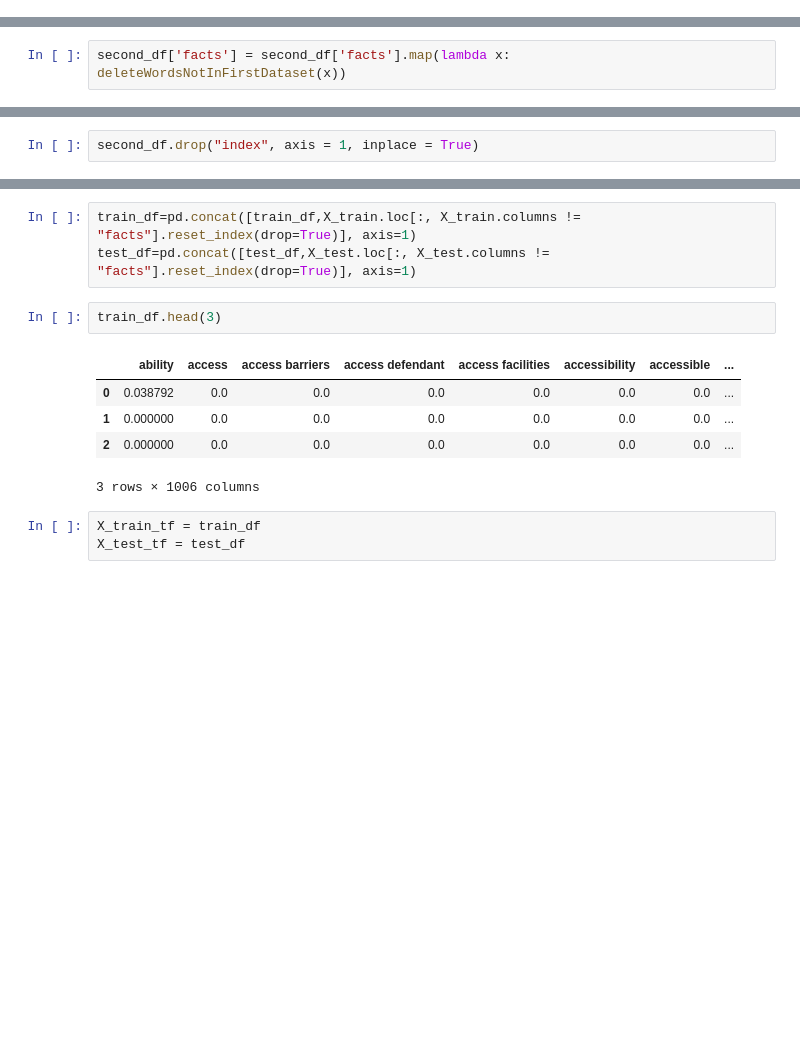
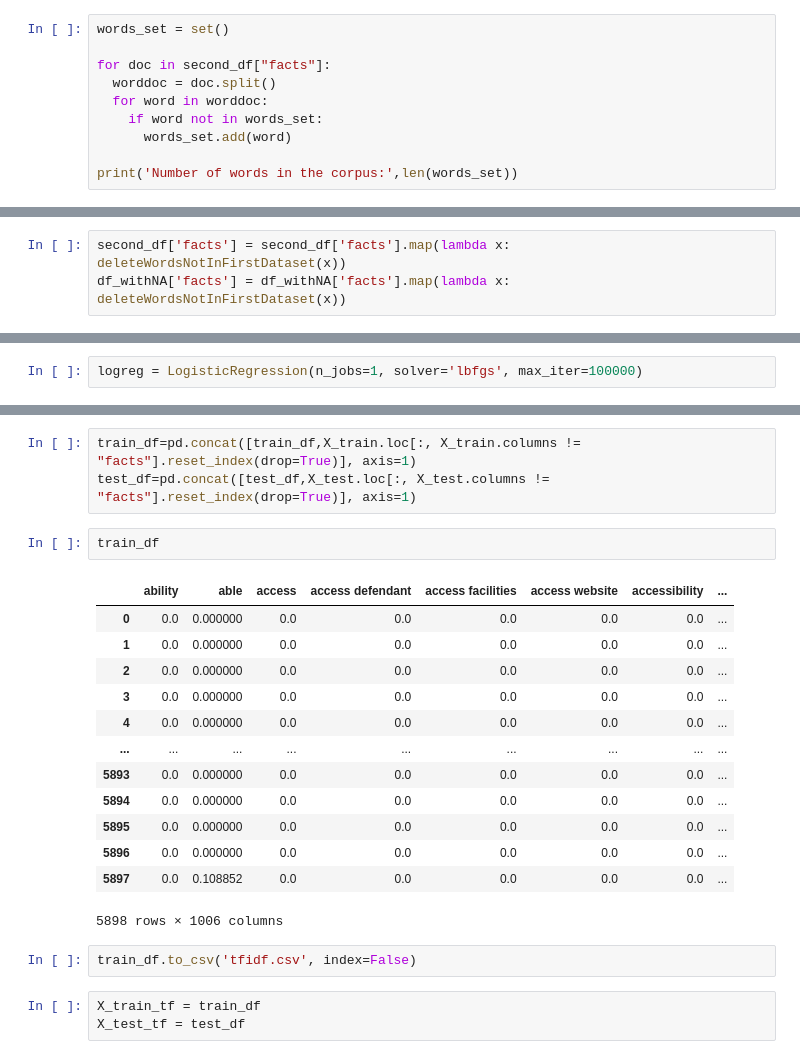
Before and after one commit to CarolinaOliveira001/SupremeCourtJudgementPrediction, a Jupyter notebook: secondTry.ipynb, the cells around one changed output, grey strips where cells are left out. Drawn from its saved outputs; the diff is of its cells as text; blank space fills up the shorter version.

```diff
--- a/secondTry.ipynb
+++ b/secondTry.ipynb
@@ -960,3 +962,13 @@ second_df.isna().sum()
 facts                 0
 first_party_winner    0
 dtype: int64
+# %%
+words_set = set()
+
+for doc in second_df["facts"]:
+  worddoc = doc.split()
+  for word in worddoc:
+    if word not in words_set:
+      words_set.add(word)
+
+print('Number of words in the corpus:',len(words_set))
@@ -1003,6 +1017,7 @@ def deleteWordsNotInFirstDataset(text):
     return text
 # %%
 second_df['facts'] = second_df['facts'].map(lambda x: deleteWordsNotInFirstDataset(x))
+df_withNA['facts'] = df_withNA['facts'].map(lambda x: deleteWordsNotInFirstDataset(x))
 # %%
 words_set = set()
 
@@ -1044,5 +1059,3 @@ plt.show()
 [figure]
 # %%
 second_df.reset_index(drop = True, inplace=True)
-# %%
-second_df.drop("index", axis = 1, inplace = True)
@@ -1129,4 +1147,6 @@ logreg = Pipeline([('vect', CountVectorizer(ngram_range=(1, 2))),
                ])
+# %%
+logreg = LogisticRegression(n_jobs=1, solver='lbfgs', max_iter=100000)
 # %%
 logreg.get_params().keys()
 # %% [output]
@@ -1354,13 +1364,23 @@ test_df=pd.DataFrame(test_vectors.toarray(), columns=vectorizer_tf.get_feature_n
 train_df=pd.concat([train_df,X_train.loc[:, X_train.columns != "facts"].reset_index(drop=True)], axis=1)
 test_df=pd.concat([test_df,X_test.loc[:, X_test.columns != "facts"].reset_index(drop=True)], axis=1)
 # %%
-train_df.head(3)
+train_df
 # %% [output]
-|  | ability | access | access barriers | access defendant | access facilities | accessibility | accessible | ... |
-| 0 | 0.038792 | 0.0 | 0.0 | 0.0 | 0.0 | 0.0 | 0.0 | ... |
-| 1 | 0.000000 | 0.0 | 0.0 | 0.0 | 0.0 | 0.0 | 0.0 | ... |
-| 2 | 0.000000 | 0.0 | 0.0 | 0.0 | 0.0 | 0.0 | 0.0 | ... |
+|  | ability | able | access | access defendant | access facilities | access website | accessibility | ... |
+| 0 | 0.0 | 0.000000 | 0.0 | 0.0 | 0.0 | 0.0 | 0.0 | ... |
+| 1 | 0.0 | 0.000000 | 0.0 | 0.0 | 0.0 | 0.0 | 0.0 | ... |
+| 2 | 0.0 | 0.000000 | 0.0 | 0.0 | 0.0 | 0.0 | 0.0 | ... |
+| 3 | 0.0 | 0.000000 | 0.0 | 0.0 | 0.0 | 0.0 | 0.0 | ... |
+| 4 | 0.0 | 0.000000 | 0.0 | 0.0 | 0.0 | 0.0 | 0.0 | ... |
+| ... | ... | ... | ... | ... | ... | ... | ... | ... |
+| 5893 | 0.0 | 0.000000 | 0.0 | 0.0 | 0.0 | 0.0 | 0.0 | ... |
+| 5894 | 0.0 | 0.000000 | 0.0 | 0.0 | 0.0 | 0.0 | 0.0 | ... |
+| 5895 | 0.0 | 0.000000 | 0.0 | 0.0 | 0.0 | 0.0 | 0.0 | ... |
+| 5896 | 0.0 | 0.000000 | 0.0 | 0.0 | 0.0 | 0.0 | 0.0 | ... |
+| 5897 | 0.0 | 0.108852 | 0.0 | 0.0 | 0.0 | 0.0 | 0.0 | ... |
-3 rows × 1006 columns
+5898 rows × 1006 columns
+# %%
+train_df.to_csv('tfidf.csv', index=False)
 # %%
 X_train_tf = train_df
 X_test_tf = test_df
```
Also changed, not shown: parts of 69 cells of this notebook.
